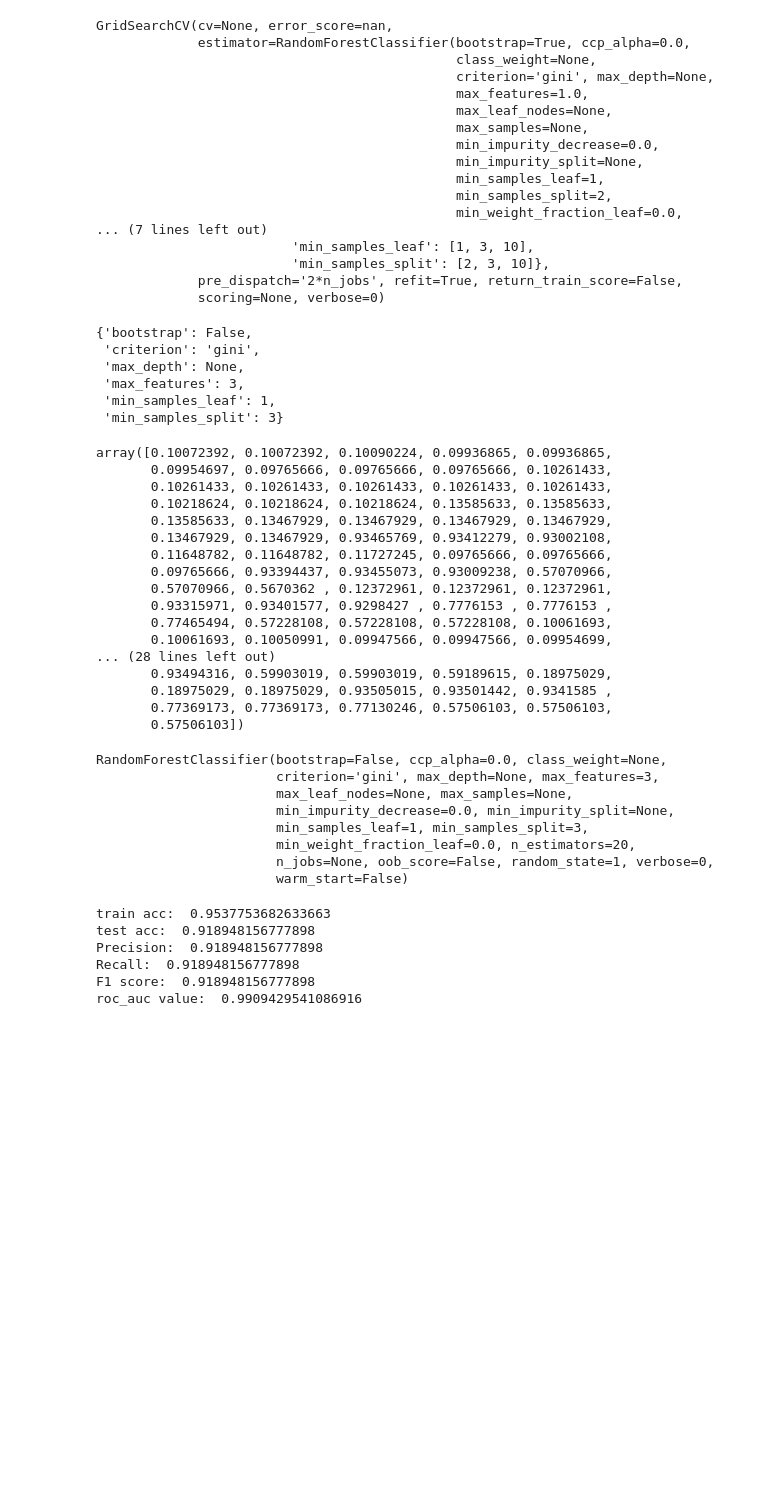
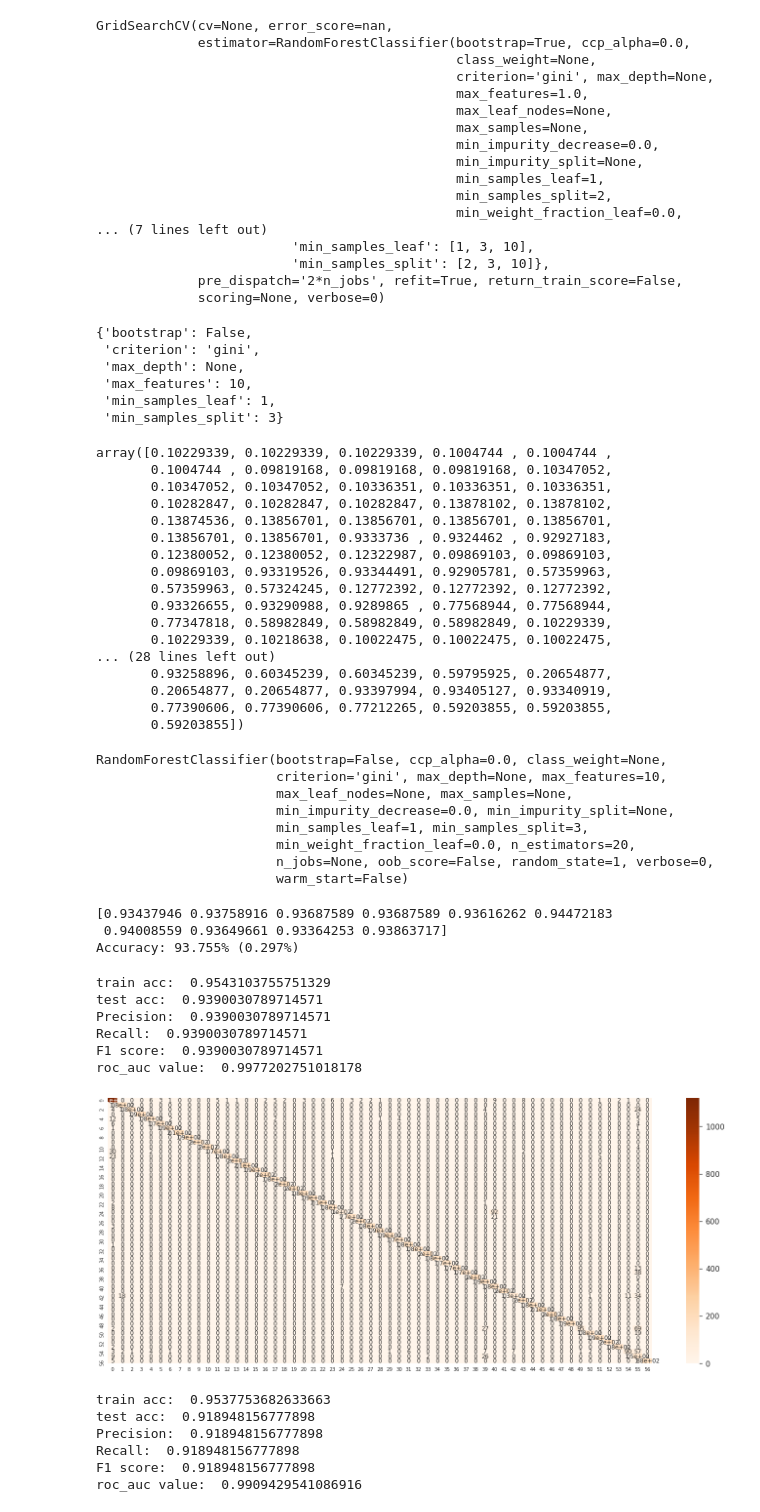
Before and after one commit to mkmanianv/automaticTicketAssignment, a Jupyter notebook: NLP_Automatic_Ticket_Assignment_Capstone_Project.ipynb, the cells around one changed output. Cells and saved outputs as stored; diff of their text form; code cells hidden in the pictures; blank space fills up the shorter version.

```diff
--- a/NLP_Automatic_Ticket_Assignment_Capstone_Project.ipynb
+++ b/NLP_Automatic_Ticket_Assignment_Capstone_Project.ipynb
@@ -845,7 +862,4 @@ F1 score:  0.8755929100441042
 roc_auc value:  0.996020584727596
 [figure]
 # %%
-clf = RandomForestClassifier(n_estimators = 20, random_state=1,max_features=1.0).fit(X_train, y_train)
-print('train acc: ',clf.score(X_train,y_train))
-print('test acc: ',clf.score(X_test, y_test))
-precision_recall_fscore_support_roc_auc(clf,y_test,X_test)
+clf = RandomForestClassifier(n_estimators = 20, random_state=1,max_features=1.0)
@@ -893,34 +899,34 @@ grid_search.best_params_
 {'bootstrap': False,
  'criterion': 'gini',
  'max_depth': None,
- 'max_features': 3,
+ 'max_features': 10,
  'min_samples_leaf': 1,
  'min_samples_split': 3}
 # %%
 grid_search.cv_results_['mean_test_score']
 # %% [output]
-array([0.10072392, 0.10072392, 0.10090224, 0.09936865, 0.09936865,
-       0.09954697, 0.09765666, 0.09765666, 0.09765666, 0.10261433,
-       0.10261433, 0.10261433, 0.10261433, 0.10261433, 0.10261433,
-       0.10218624, 0.10218624, 0.10218624, 0.13585633, 0.13585633,
-       0.13585633, 0.13467929, 0.13467929, 0.13467929, 0.13467929,
-       0.13467929, 0.13467929, 0.93465769, 0.93412279, 0.93002108,
-       0.11648782, 0.11648782, 0.11727245, 0.09765666, 0.09765666,
-       0.09765666, 0.93394437, 0.93455073, 0.93009238, 0.57070966,
-       0.57070966, 0.5670362 , 0.12372961, 0.12372961, 0.12372961,
-       0.93315971, 0.93401577, 0.9298427 , 0.7776153 , 0.7776153 ,
-       0.77465494, 0.57228108, 0.57228108, 0.57228108, 0.10061693,
-       0.10061693, 0.10050991, 0.09947566, 0.09947566, 0.09954699,
+array([0.10229339, 0.10229339, 0.10229339, 0.1004744 , 0.1004744 ,
+       0.1004744 , 0.09819168, 0.09819168, 0.09819168, 0.10347052,
+       0.10347052, 0.10347052, 0.10336351, 0.10336351, 0.10336351,
+       0.10282847, 0.10282847, 0.10282847, 0.13878102, 0.13878102,
+       0.13874536, 0.13856701, 0.13856701, 0.13856701, 0.13856701,
+       0.13856701, 0.13856701, 0.9333736 , 0.9324462 , 0.92927183,
+       0.12380052, 0.12380052, 0.12322987, 0.09869103, 0.09869103,
+       0.09869103, 0.93319526, 0.93344491, 0.92905781, 0.57359963,
+       0.57359963, 0.57324245, 0.12772392, 0.12772392, 0.12772392,
+       0.93326655, 0.93290988, 0.9289865 , 0.77568944, 0.77568944,
+       0.77347818, 0.58982849, 0.58982849, 0.58982849, 0.10229339,
+       0.10229339, 0.10218638, 0.10022475, 0.10022475, 0.10022475,
 ... (28 lines left out)
-       0.93494316, 0.59903019, 0.59903019, 0.59189615, 0.18975029,
-       0.18975029, 0.18975029, 0.93505015, 0.93501442, 0.9341585 ,
-       0.77369173, 0.77369173, 0.77130246, 0.57506103, 0.57506103,
-       0.57506103])
+       0.93258896, 0.60345239, 0.60345239, 0.59795925, 0.20654877,
+       0.20654877, 0.20654877, 0.93397994, 0.93405127, 0.93340919,
+       0.77390606, 0.77390606, 0.77212265, 0.59203855, 0.59203855,
+       0.59203855])
 # %%
 grid_search.best_estimator_
 # %% [output]
 RandomForestClassifier(bootstrap=False, ccp_alpha=0.0, class_weight=None,
-                       criterion='gini', max_depth=None, max_features=3,
+                       criterion='gini', max_depth=None, max_features=10,
                        max_leaf_nodes=None, max_samples=None,
                        min_impurity_decrease=0.0, min_impurity_split=None,
                        min_samples_leaf=1, min_samples_split=3,
@@ -930,3 +938,29 @@ RandomForestClassifier(bootstrap=False, ccp_alpha=0.0, class_weight=None,
+# %%
+num_folds = 10
+seed = 1
+
+kfold = KFold(n_splits=num_folds, shuffle=True, random_state=seed)
+model = grid_search.best_estimator_
+results = cross_val_score(model, X_train, y_train, cv=kfold)
+
+print(results)
+print("Accuracy: %.3f%% (%.3f%%)" % (results.mean()*100.0, results.std()*100.0))
+# %% [output]
+[0.93437946 0.93758916 0.93687589 0.93687589 0.93616262 0.94472183
+ 0.94008559 0.93649661 0.93364253 0.93863717]
+Accuracy: 93.755% (0.297%)
+# %%
+print('train acc: ',model.score(X_train,y_train))
+print('test acc: ',model.score(X_test, y_test))
+precision_recall_fscore_support_roc_auc(model,y_test,X_test)
+# %% [output]
+train acc:  0.9543103755751329
+test acc:  0.9390030789714571
+Precision:  0.9390030789714571
+Recall:  0.9390030789714571
+F1 score:  0.9390030789714571
+roc_auc value:  0.9977202751018178
+[figure, added]
 # %%
 dTree = DecisionTreeClassifier(criterion = 'gini', random_state=1).fit(X_train, y_train)
 print('train acc: ',dTree.score(X_train,y_train))
```
Also changed, not shown: parts of 22 cells of this notebook.
